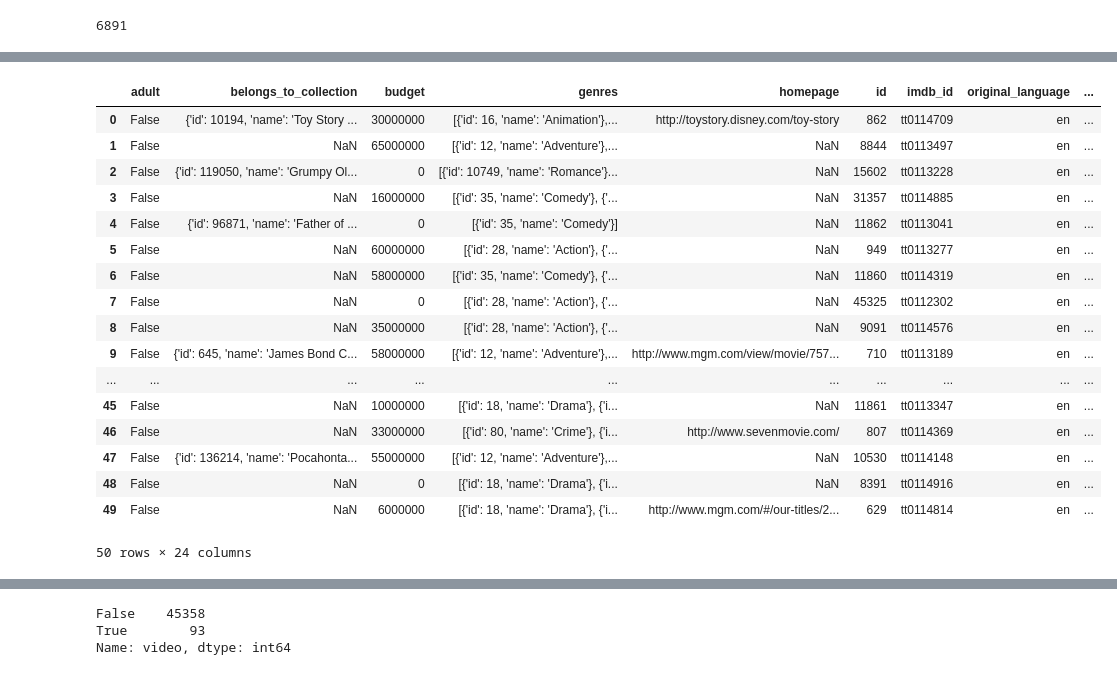
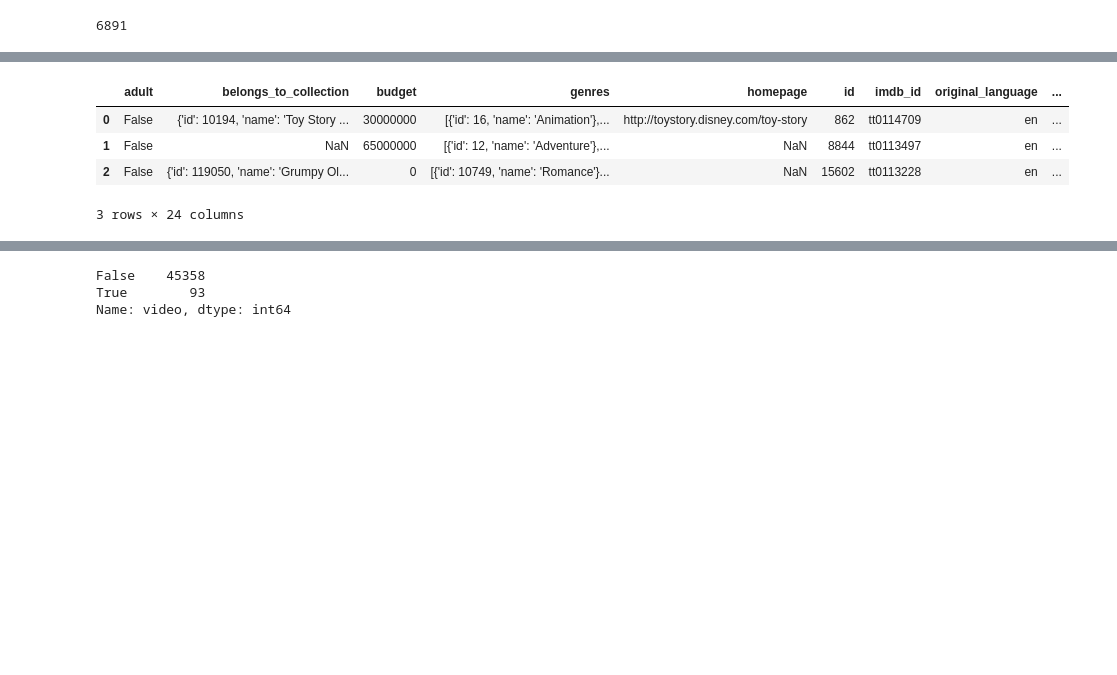
Before and after one commit to MauroBarron/Movies-ETL, a Jupyter notebook: Transform Wiki and Kaggle Data.ipynb, the cells around one changed output, grey strips where cells are left out. Drawn from its saved outputs; the diff is of its cells as text; code cells hidden in the pictures; blank space fills up the shorter version.

```diff
--- a/Transform Wiki and Kaggle Data.ipynb
+++ b/Transform Wiki and Kaggle Data.ipynb
@@ -1188,27 +696,14 @@ See the caveats in the documentation: http://pandas.pydata.org/pandas-docs/stabl
 # %%
 ####  8.3.12  Clean the Kaggle Data
 
 kaggle_metadata = pd.read_csv(f'{file_dir}movies_metadata.csv')
-kaggle_metadata.head(50)
+kaggle_metadata.head(3)
 # %% [output]
 |  | adult | belongs_to_collection | budget | genres | homepage | id | imdb_id | original_language | ... |
 | 0 | False | {'id': 10194, 'name': 'Toy Story ... | 30000000 | [{'id': 16, 'name': 'Animation'},... | http://toystory.disney.com/toy-story | 862 | tt0114709 | en | ... |
 | 1 | False | NaN | 65000000 | [{'id': 12, 'name': 'Adventure'},... | NaN | 8844 | tt0113497 | en | ... |
 | 2 | False | {'id': 119050, 'name': 'Grumpy Ol... | 0 | [{'id': 10749, 'name': 'Romance'}... | NaN | 15602 | tt0113228 | en | ... |
-| 3 | False | NaN | 16000000 | [{'id': 35, 'name': 'Comedy'}, {'... | NaN | 31357 | tt0114885 | en | ... |
-| 4 | False | {'id': 96871, 'name': 'Father of ... | 0 | [{'id': 35, 'name': 'Comedy'}] | NaN | 11862 | tt0113041 | en | ... |
-| 5 | False | NaN | 60000000 | [{'id': 28, 'name': 'Action'}, {'... | NaN | 949 | tt0113277 | en | ... |
-| 6 | False | NaN | 58000000 | [{'id': 35, 'name': 'Comedy'}, {'... | NaN | 11860 | tt0114319 | en | ... |
-| 7 | False | NaN | 0 | [{'id': 28, 'name': 'Action'}, {'... | NaN | 45325 | tt0112302 | en | ... |
-| 8 | False | NaN | 35000000 | [{'id': 28, 'name': 'Action'}, {'... | NaN | 9091 | tt0114576 | en | ... |
-| 9 | False | {'id': 645, 'name': 'James Bond C... | 58000000 | [{'id': 12, 'name': 'Adventure'},... | http://www.mgm.com/view/movie/757... | 710 | tt0113189 | en | ... |
-| ... | ... | ... | ... | ... | ... | ... | ... | ... | ... |
-| 45 | False | NaN | 10000000 | [{'id': 18, 'name': 'Drama'}, {'i... | NaN | 11861 | tt0113347 | en | ... |
-| 46 | False | NaN | 33000000 | [{'id': 80, 'name': 'Crime'}, {'i... | http://www.sevenmovie.com/ | 807 | tt0114369 | en | ... |
-| 47 | False | {'id': 136214, 'name': 'Pocahonta... | 55000000 | [{'id': 12, 'name': 'Adventure'},... | NaN | 10530 | tt0114148 | en | ... |
-| 48 | False | NaN | 0 | [{'id': 18, 'name': 'Drama'}, {'i... | NaN | 8391 | tt0114916 | en | ... |
-| 49 | False | NaN | 6000000 | [{'id': 18, 'name': 'Drama'}, {'i... | http://www.mgm.com/#/our-titles/2... | 629 | tt0114814 | en | ... |
-50 rows × 24 columns
+3 rows × 24 columns
 # %%
 ### Need to clean fields:
 
```
Also changed, not shown: parts of 83 cells of this notebook.
